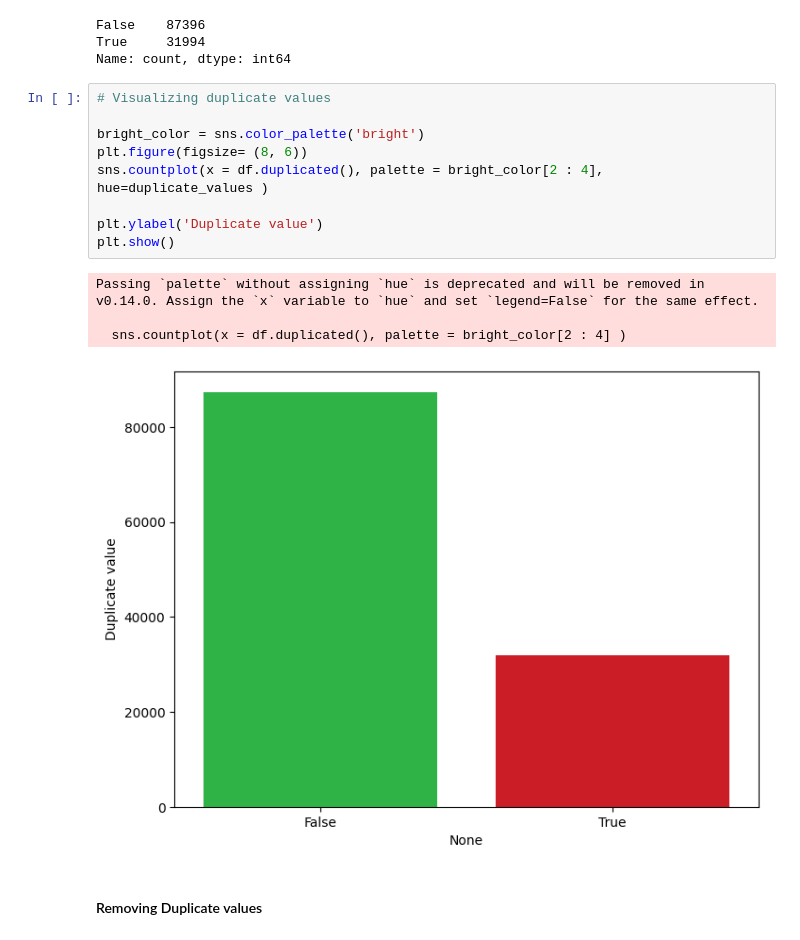
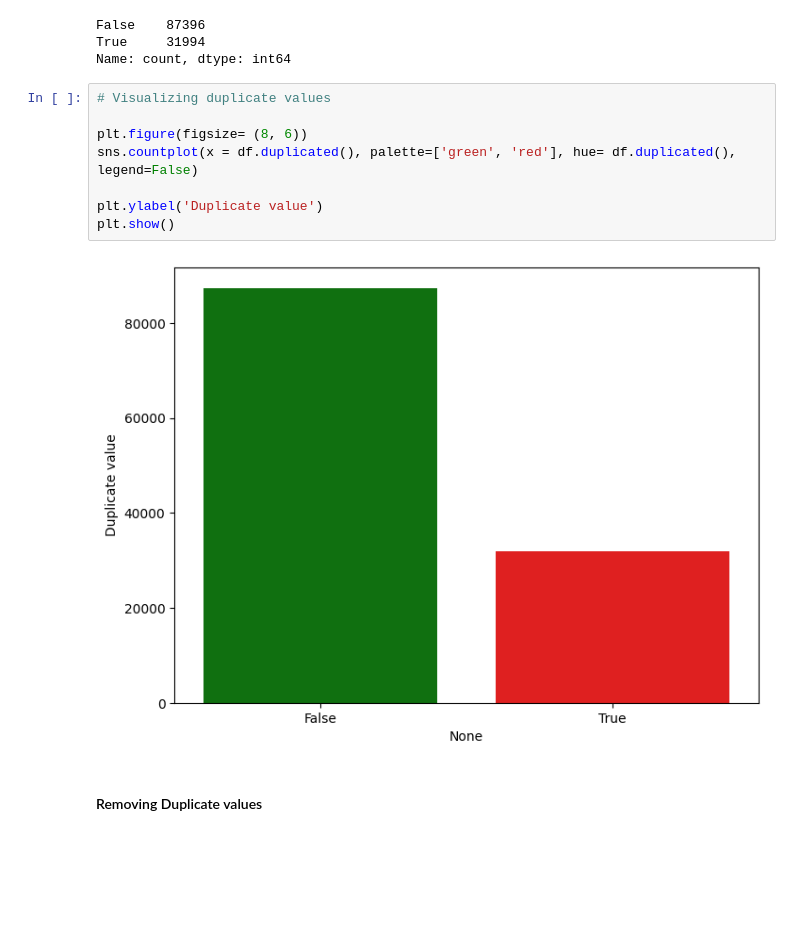
Before and after one commit to Digvijay-0/hotel-analysis, a Jupyter notebook: Hotel_Bookings.ipynb, the cells around one changed output. Cells and saved outputs as stored; diff of their text form; blank space fills up the shorter version.

```diff
--- a/Hotel_Bookings.ipynb
+++ b/Hotel_Bookings.ipynb
@@ -89,17 +89,13 @@ Name: count, dtype: int64
 # %%
 # Visualizing duplicate values
 
-bright_color = sns.color_palette('bright')
 plt.figure(figsize= (8, 6))
-sns.countplot(x = df.duplicated(), palette = bright_color[2 : 4], hue=duplicate_values )
+sns.countplot(x = df.duplicated(), palette=['green', 'red'], hue= df.duplicated(), legend=False)
 
 plt.ylabel('Duplicate value')
 plt.show()
 # %% [output]
-Passing `palette` without assigning `hue` is deprecated and will be removed in v0.14.0. Assign the `x` variable to `hue` and set `legend=False` for the same effect.
-
-  sns.countplot(x = df.duplicated(), palette = bright_color[2 : 4] )
-[figure, old version]
+[figure, new version]
 # %% [markdown]
 #### Removing Duplicate values
 # %%
```
Also changed, not shown: parts of 13 cells of this notebook.
